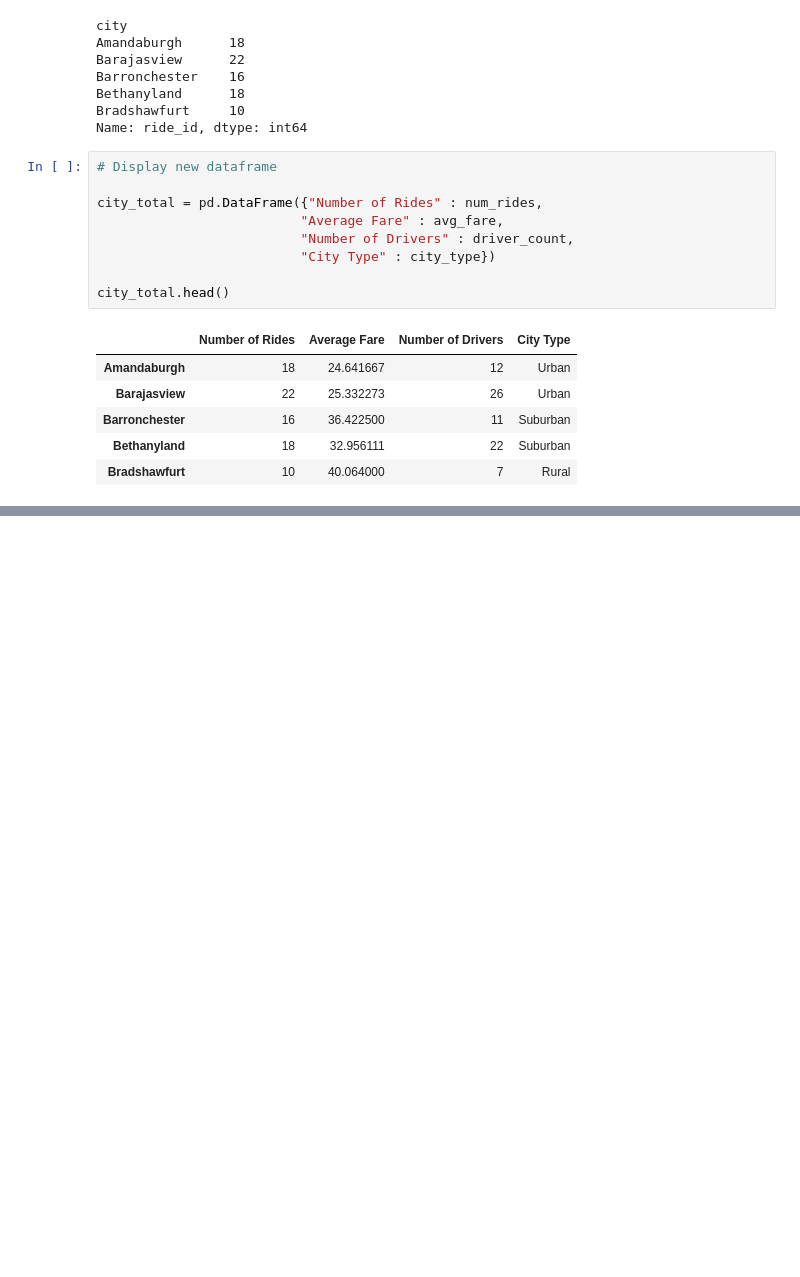
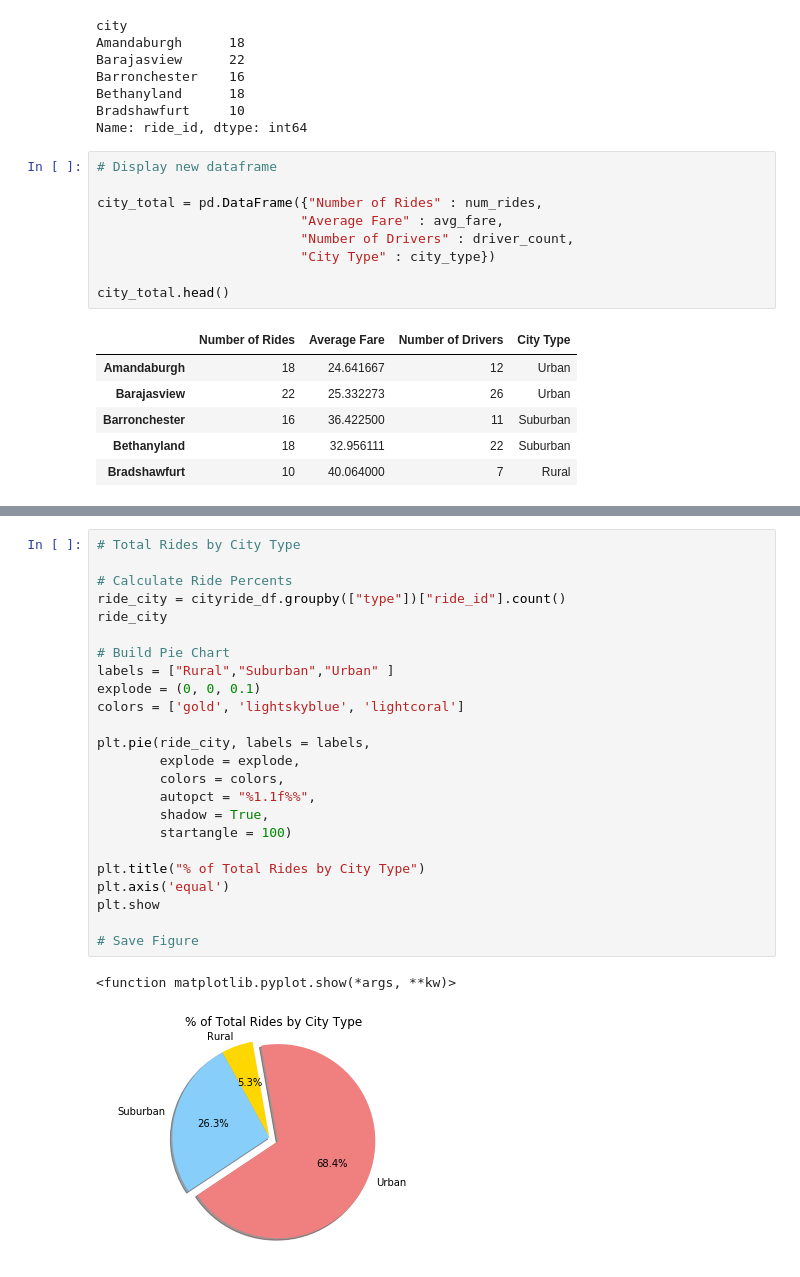
Before and after one commit to japama312/matplotlib-homework, a Jupyter notebook: pyber_JM.ipynb, the cells around one changed output, grey strips where cells are left out. Cells and saved outputs as stored; diff of their text form; blank space fills up the shorter version.

```diff
--- a/pyber_JM.ipynb
+++ b/pyber_JM.ipynb
@@ -131,0 +132,27 @@ plt.show
+# %%
+# Total Rides by City Type
+
+# Calculate Ride Percents
+ride_city = cityride_df.groupby(["type"])["ride_id"].count()
+ride_city
+
+# Build Pie Chart
+labels = ["Rural","Suburban","Urban" ]
+explode = (0, 0, 0.1)
+colors = ['gold', 'lightskyblue', 'lightcoral']
+
+plt.pie(ride_city, labels = labels,
+        explode = explode,
+        colors = colors,
+        autopct = "%1.1f%%",
+        shadow = True,
+        startangle = 100)
+
+plt.title("% of Total Rides by City Type")
+plt.axis('equal')
+plt.show
+
+# Save Figure
+# %% [output]
+<function matplotlib.pyplot.show(*args, **kw)>
+[figure, added]
```
Also changed, not shown: parts of 3 cells of this notebook.
